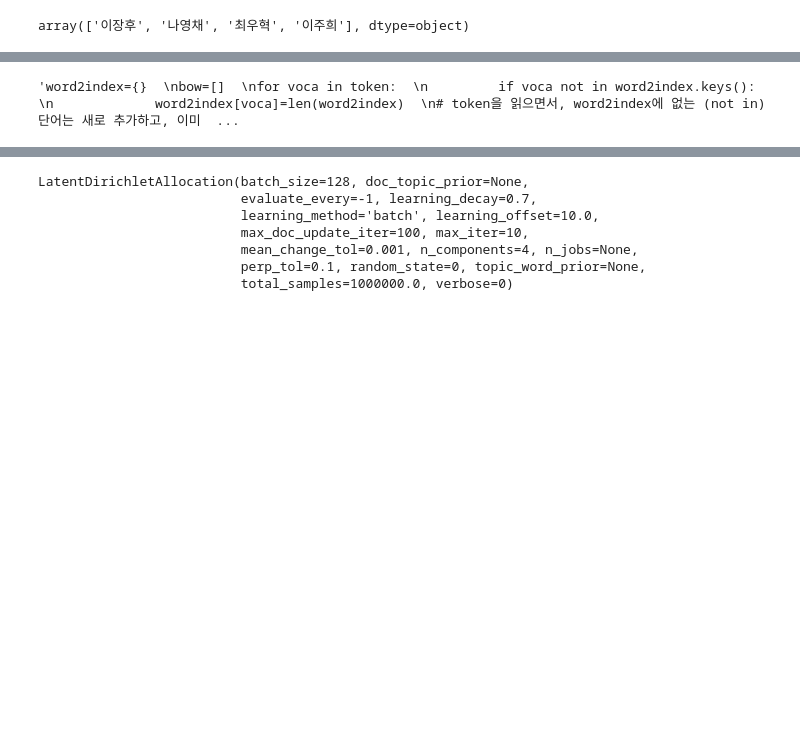
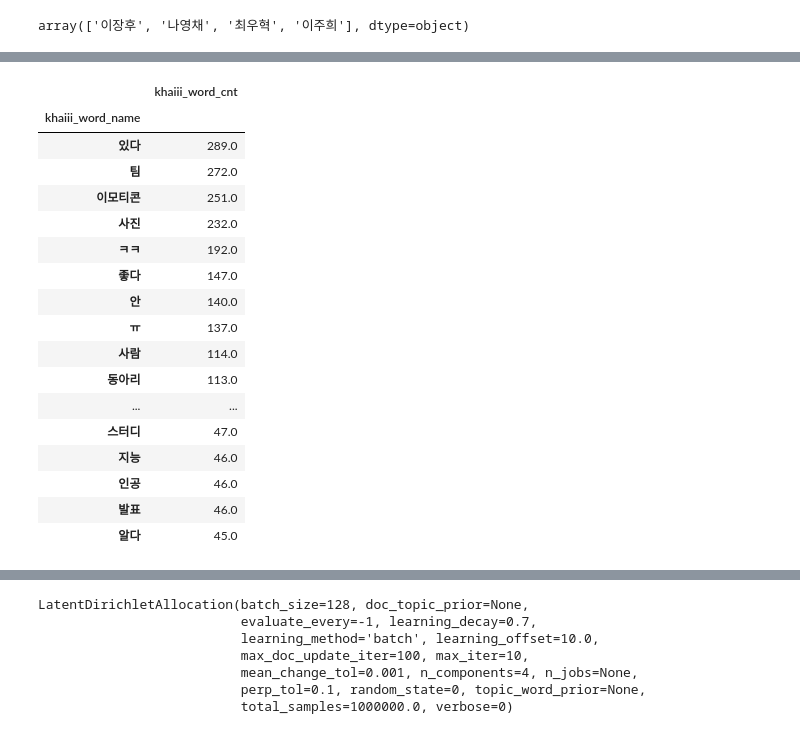
Before and after one commit to juhee3199/kakaotalk_analysis_proj, a Jupyter notebook: warming_up/kakao_proj_1.ipynb, the cells around one changed output, grey strips where cells are left out. Drawn from its saved outputs; the diff is of its cells as text; code cells hidden in the pictures; blank space fills up the shorter version.

```diff
--- a/warming_up/kakao_proj_1.ipynb
+++ b/warming_up/kakao_proj_1.ipynb
@@ -727,20 +615,27 @@ word_sort_df.head(60)
-# %%
-"""word2index={}
-bow=[]
-for voca in token:
-         if voca not in word2index.keys():
-             word2index[voca]=len(word2index)
-# token을 읽으면서, word2index에 없는 (not in) 단어는 새로 추가하고, 이미 있는 단어는 넘깁니다.
-             bow.insert(len(word2index)-1,1)
-# BoW 전체에 전부 기본값 1을 넣어줍니다. 단어의 개수는 최소 1개 이상이기 때문입니다.
-         else:
-            index=word2index.get(voca)
-# 재등장하는 단어의 인덱스를 받아옵니다.
-            bow[index]=bow[index]+1
-# 재등장한 단어는 해당하는 인덱스의 위치에 1을 더해줍니다. (단어의 개수를 세는 것입니다.)
-print(word2index)  """
-# %% [output]
-'word2index={}  \nbow=[]  \nfor voca in token:  \n         if voca not in word2index.keys():  \n             word2index[voca]=len(word2index)  \n# token을 읽으면서, word2index에 없는 (not in) 단어는 새로 추가하고, 이미  ...
+# %%
+khaiii_sort.head(60)
+
+# khaiii가 동사까지 잡아낼 수 있어서 좋음.
+# okt는 따로 지정해야할 불용어가 좀더 많고, 단어를 명확하게 캐치해내지 못하는 것 같음
+# %% [output]
+|  | khaiii_word_cnt |
+| khaiii_word_name |  |
+| 있다 | 289.0 |
+| 팀 | 272.0 |
+| 이모티콘 | 251.0 |
+| 사진 | 232.0 |
+| ㅋㅋ | 192.0 |
+| 좋다 | 147.0 |
+| 안 | 140.0 |
+| ㅠ | 137.0 |
+| 사람 | 114.0 |
+| 동아리 | 113.0 |
+| ... | ... |
+| 스터디 | 47.0 |
+| 지능 | 46.0 |
+| 인공 | 46.0 |
+| 발표 | 46.0 |
+| 알다 | 45.0 |
 # %%
 df
 # %% [output]
```
Also changed, not shown: parts of 81 cells of this notebook.
